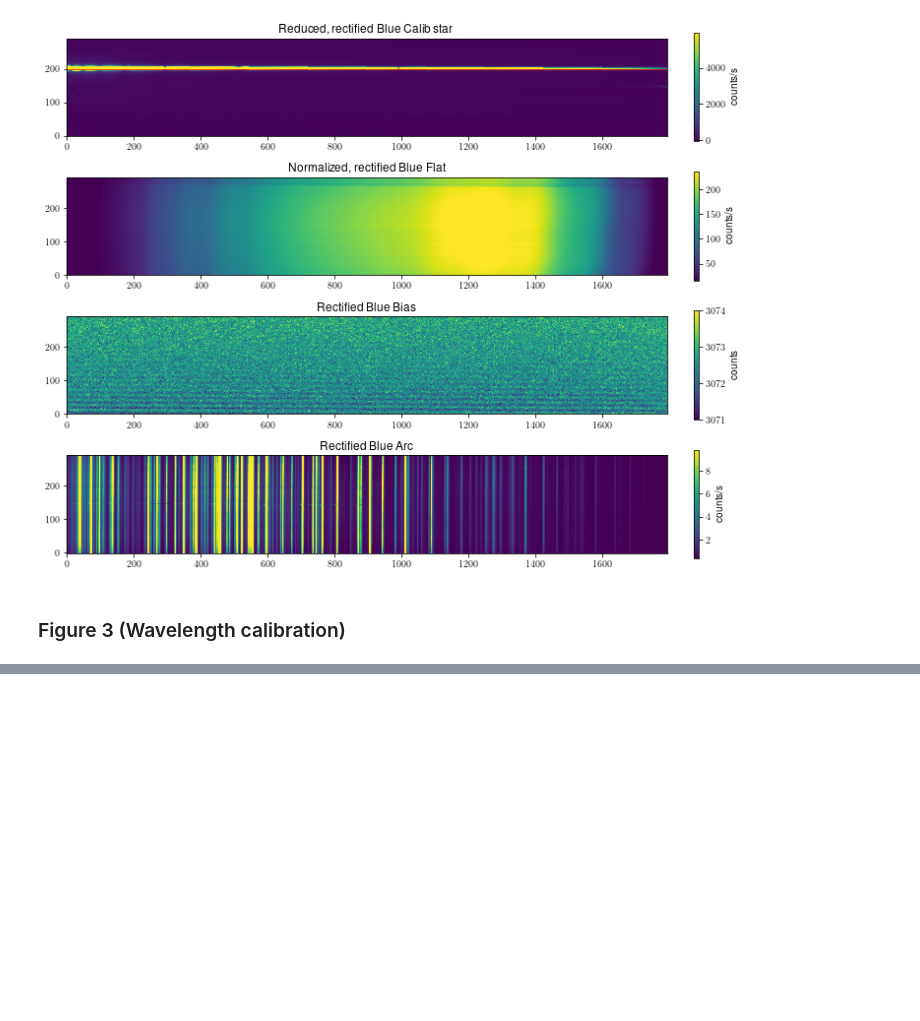
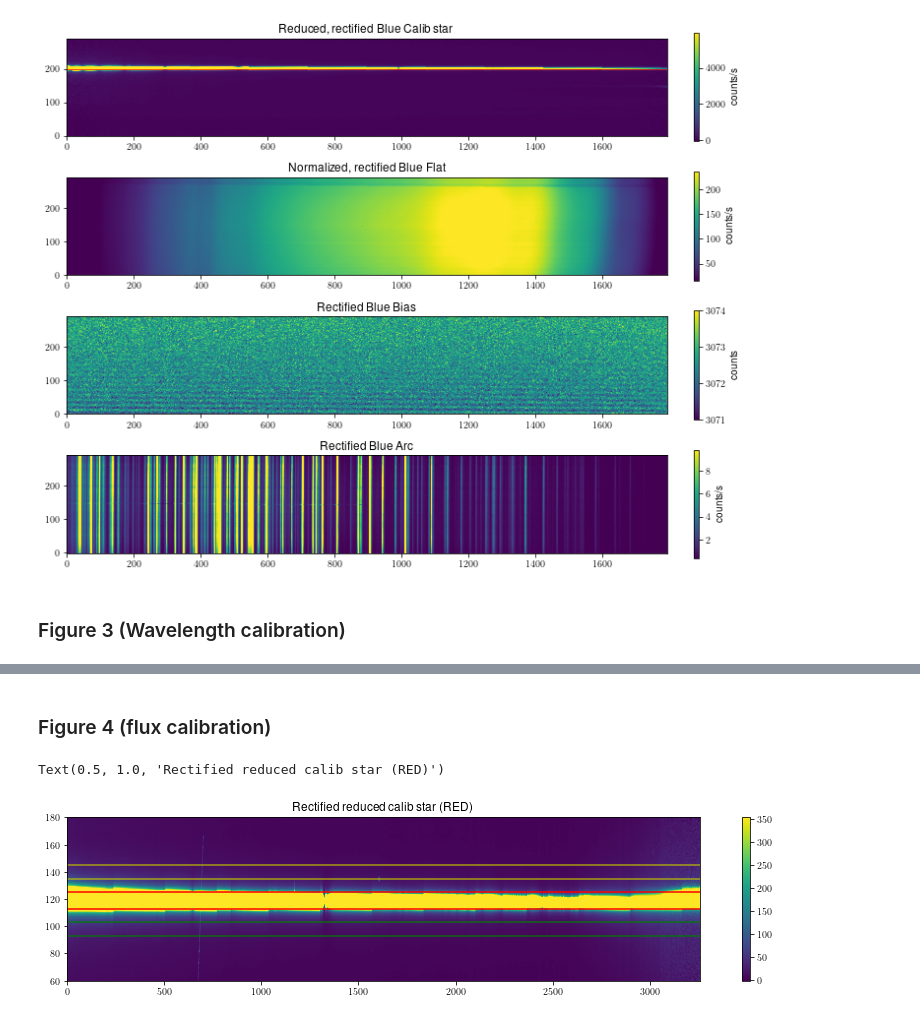
Before and after one commit to jaladh-singhal/ay107_observation, a Jupyter notebook: presentation_figures.ipynb, the cells around one changed output, grey strips where cells are left out. Cells and saved outputs as stored; diff of their text form; code cells hidden in the pictures; blank space fills up the shorter version.

```diff
--- a/presentation_figures.ipynb
+++ b/presentation_figures.ipynb
@@ -360,0 +361,2 @@ fig.savefig("figures/fig3.png", dpi=200)
+# %% [markdown]
+### Figure 4 (flux calibration)
@@ -360,0 +371,19 @@ fig.savefig("figures/fig3.png", dpi=200)
+# %%
+aperture_idx_R = (trace_y_idx_R-1 - 6, trace_y_idx_R-1 + 6)
+bg_upper_idx_R = (aperture_idx_R[1]+10, aperture_idx_R[1]+20)
+bg_lower_idx_R = (aperture_idx_R[0]-20, aperture_idx_R[0]-10)
+
+util.plot_frame(reduced_rect_calib_R, prange=(3,97), aspect=7)
+plt.ylim(trace_y_idx_R - 10 * 6,trace_y_idx_R + 10 * 6 )
+plt.axhline(y=aperture_idx_R[0], color='r')
+plt.axhline(y=aperture_idx_R[1], color='r')
+
+plt.axhline(bg_lower_idx_R[0], color='g', alpha=0.8)
+plt.axhline(bg_lower_idx_R[1], color='g', alpha=0.8)
+plt.axhline(bg_upper_idx_R[0], color='y', alpha=0.8)
+plt.axhline(bg_upper_idx_R[1], color='y', alpha=0.8)
+
+plt.title("Rectified reduced calib star (RED)")
+# %% [output]
+Text(0.5, 1.0, 'Rectified reduced calib star (RED)')
+[figure, added]
```
Also changed, not shown: parts of 11 cells of this notebook, 4 other files.
